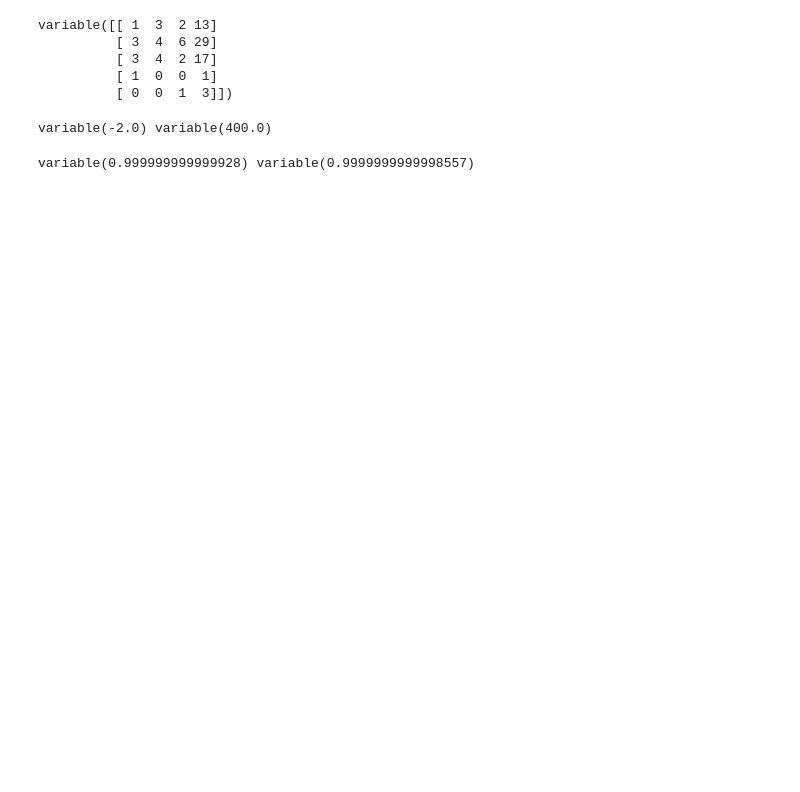
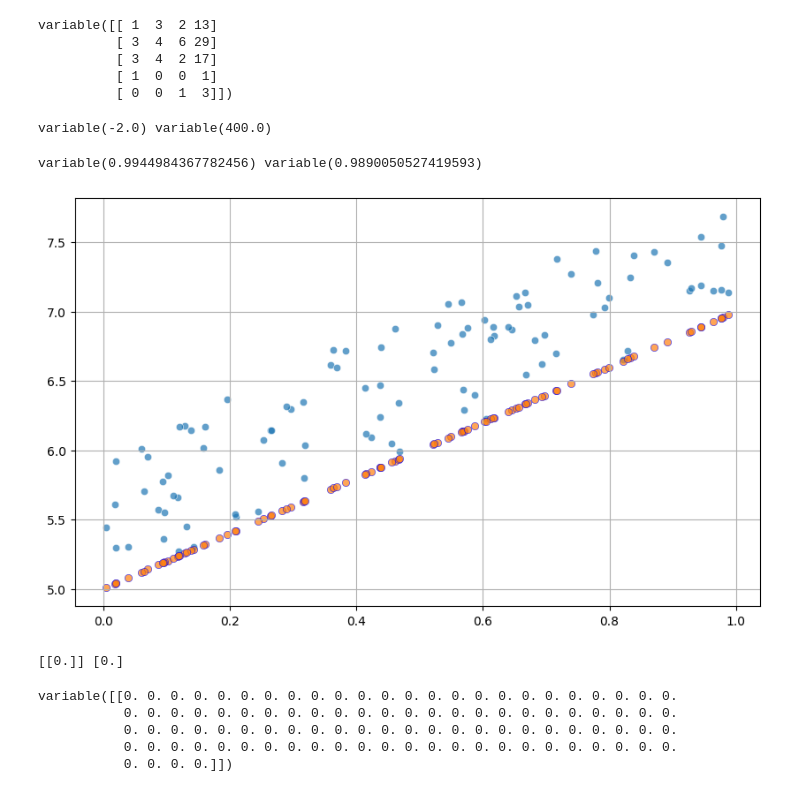
Before and after one commit to superoreoooooo/S251, a Jupyter notebook: ReinforcementLearning/p0526.ipynb, the cells around one changed output. Saved outputs shown, nothing was run; the diff lists cells and outputs as text; code cells hidden in the pictures; blank space fills up the shorter version.

```diff
--- a/ReinforcementLearning/p0526.ipynb
+++ b/ReinforcementLearning/p0526.ipynb
@@ -33,7 +33,7 @@ variable(-2.0) variable(400.0)
 x0 = Variable(np.array(0.0))
 x1 = Variable(np.array(2.0))
 
-iters = 100000
+iters = 10000
 lr = 0.001
 
 for i in range(iters) :
@@ -49,4 +49,41 @@ for i in range(iters) :
 
 print(x0, x1)
 # %% [output]
-variable(0.999999999999928) variable(0.9999999999998557)
+variable(0.9944984367782456) variable(0.9890050527419593)
+# %%
+import matplotlib.pyplot as plt
+
+np.random.seed(0)
+x = np.random.rand(100, 1)
+y = 5 + 2 * x + np.random.rand(100, 1)
+y0 = 5 + 2 * x
+
+plt.figure(figsize=(10, 6))
+plt.scatter(x, y, alpha=0.7, edgecolors='w', linewidth=0.5)
+plt.scatter(x, y0, alpha=0.7, edgecolors='b', linewidth=0.5)
+
+plt.grid(True)
+plt.show()
+# %% [output]
+[figure, added]
+# %%
+x, y = Variable(x), Variable(y)
+
+W = Variable(np.zeros((1, 1)))
+b = Variable(np.zeros(1))
+
+def predict(x) :
+    y = F.matmul(x, W) + b
+    return y
+
+print(W.data, b.data)
+# %% [output]
+[[0.]] [0.]
+# %%
+F.matmul(W, x.T)
+# %% [output]
+variable([[0. 0. 0. 0. 0. 0. 0. 0. 0. 0. 0. 0. 0. 0. 0. 0. 0. 0. 0. 0. 0. 0. 0. 0.
+           0. 0. 0. 0. 0. 0. 0. 0. 0. 0. 0. 0. 0. 0. 0. 0. 0. 0. 0. 0. 0. 0. 0. 0.
+           0. 0. 0. 0. 0. 0. 0. 0. 0. 0. 0. 0. 0. 0. 0. 0. 0. 0. 0. 0. 0. 0. 0. 0.
+           0. 0. 0. 0. 0. 0. 0. 0. 0. 0. 0. 0. 0. 0. 0. 0. 0. 0. 0. 0. 0. 0. 0. 0.
+           0. 0. 0. 0.]])
```
Also changed, not shown: parts of 9 cells of this notebook.
